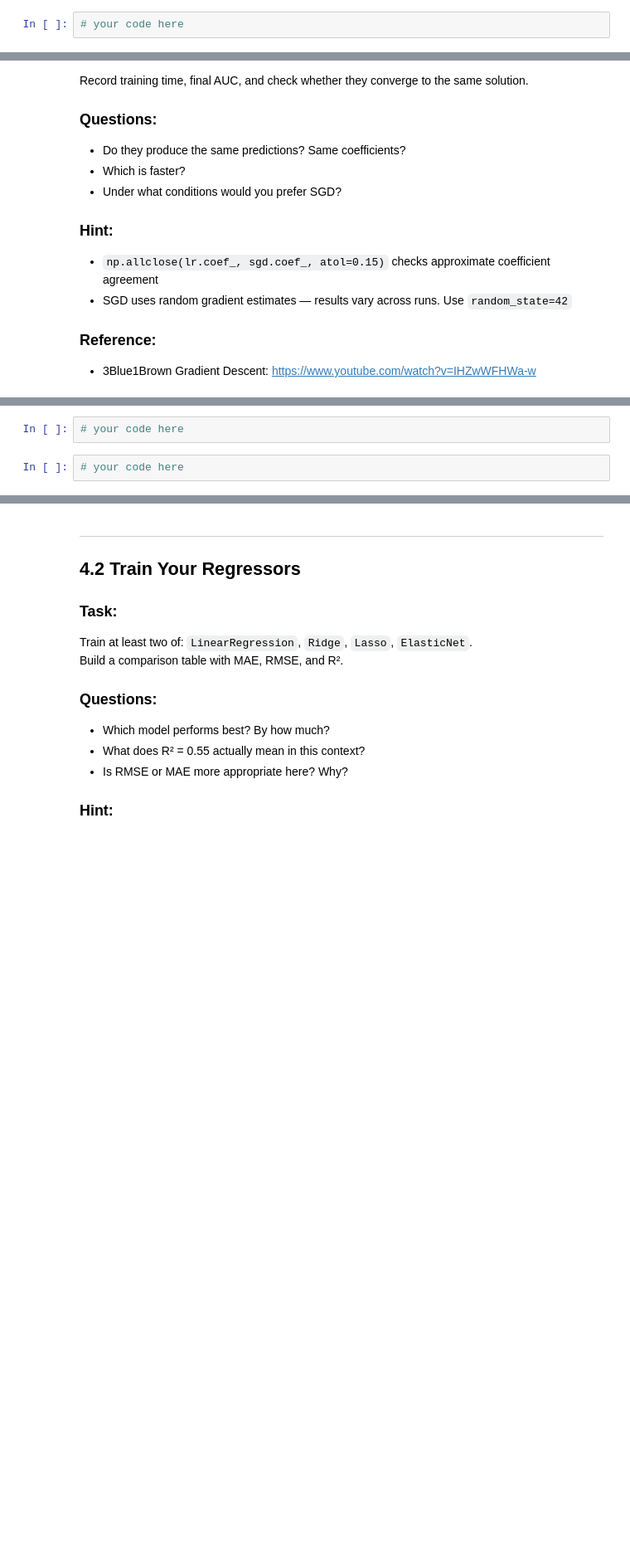
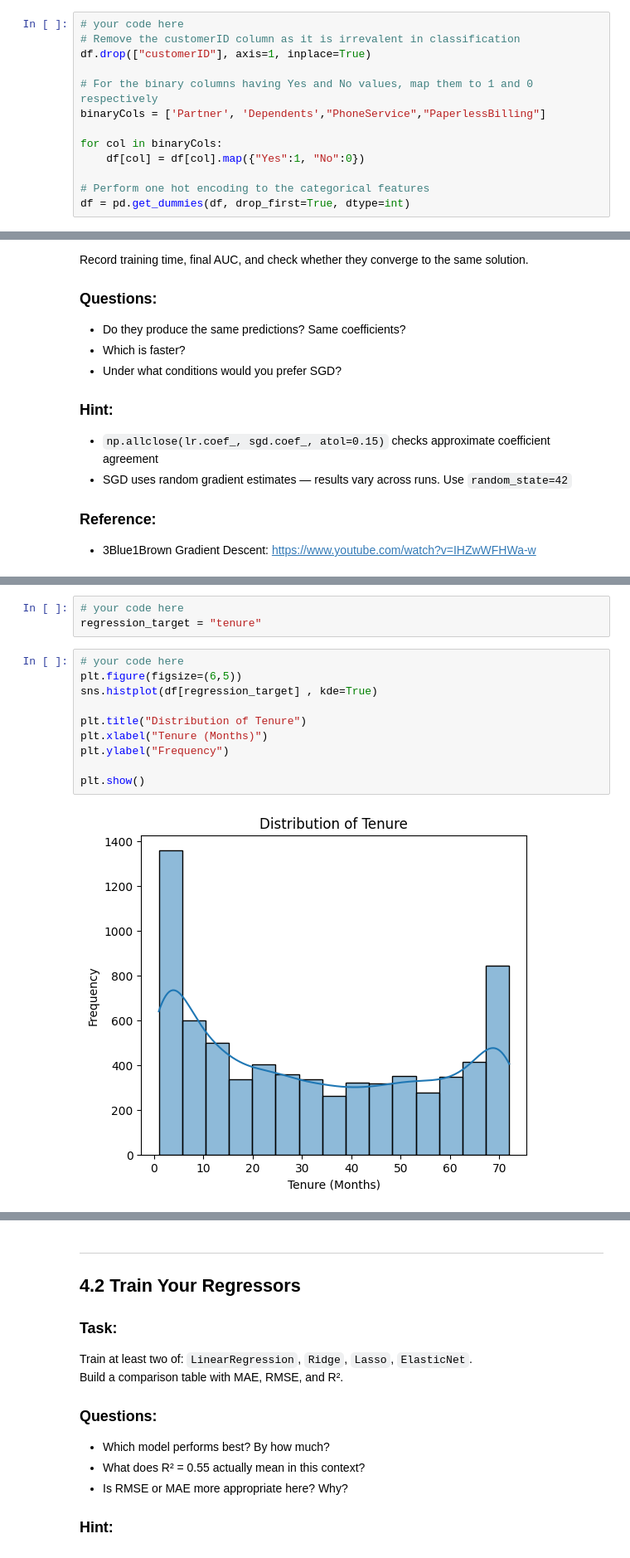
Before and after one commit to pankajmehta07/FuseMachines-AI-MicroDegree-2026, a Jupyter notebook: Week4/W4_Linear_Models_Assignment.ipynb, the cells around one changed output, grey strips where cells are left out. Shown at 83% size. Saved outputs shown, nothing was run; the diff lists cells and outputs as text; blank space fills up the shorter version.

```diff
--- a/Week4/W4_Linear_Models_Assignment.ipynb
+++ b/Week4/W4_Linear_Models_Assignment.ipynb
@@ -245,5 +535,16 @@ Preprocessing was covered in Week 1. We keep this block minimal — working code
 - Not stratifying → random split may give a fold with very few churners
 # %%
 # your code here
+# Remove the customerID column as it is irrevalent in classification
+df.drop(["customerID"], axis=1, inplace=True)
+
+# For the binary columns having Yes and No values, map them to 1 and 0 respectively
+binaryCols = ['Partner', 'Dependents',"PhoneService","PaperlessBilling"]
+
+for col in binaryCols:
+    df[col] = df[col].map({"Yes":1, "No":0})
+
+# Perform one hot encoding to the categorical features
+df = pd.get_dummies(df, drop_first=True, dtype=int)
 # %%
 # your code here
@@ -525,5 +1305,16 @@ Derive at least one regression target. Plot its distribution.
 - A right-skewed target may benefit from a log transform before regression
 # %%
 # your code here
+regression_target = "tenure"
 # %%
 # your code here
+plt.figure(figsize=(6,5))
+sns.histplot(df[regression_target] , kde=True)
+
+plt.title("Distribution of Tenure")
+plt.xlabel("Tenure (Months)")
+plt.ylabel("Frequency")
+
+plt.show()
+# %% [output]
+[figure, added]
```
Also changed, not shown: parts of 80 cells of this notebook, 3 other files.
